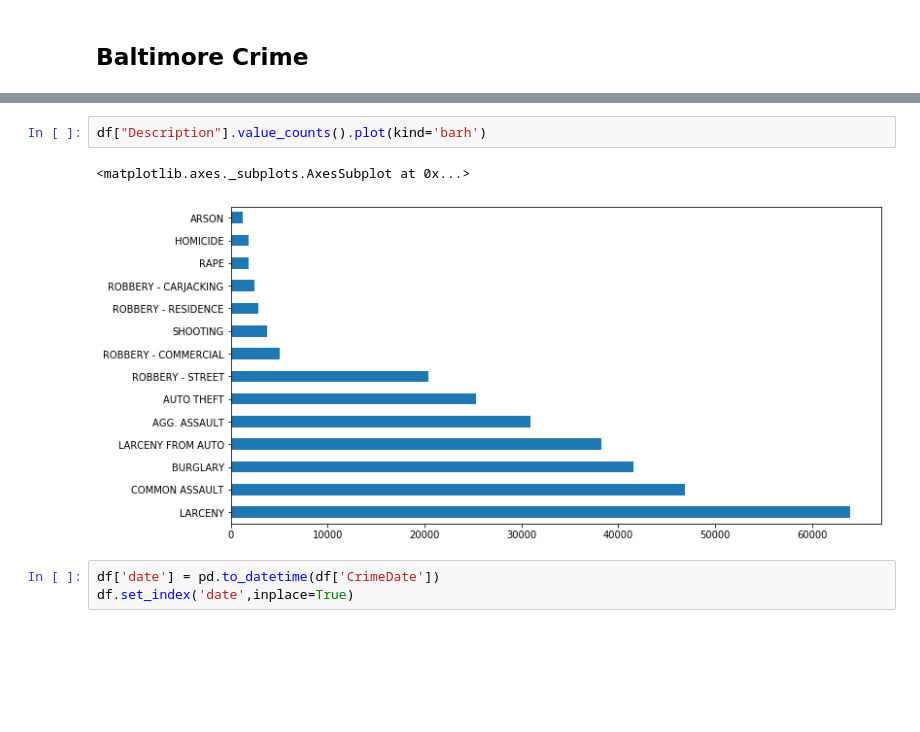
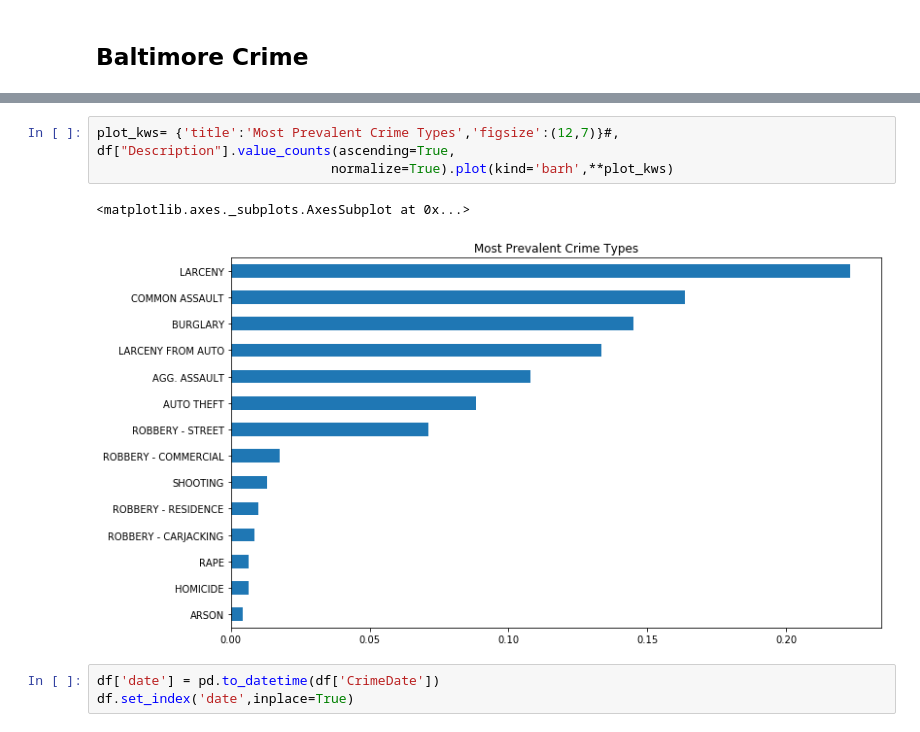
Before and after one commit to jirvingphd/fsds_100719_cohort_notes, a Jupyter notebook: instructor_notebooks/sect_31_intro_to_time_series.ipynb, the cells around one changed output, grey strips where cells are left out. Cells and saved outputs as stored; diff of their text form; blank space fills up the shorter version.

```diff
--- a/instructor_notebooks/sect_31_intro_to_time_series.ipynb
+++ b/instructor_notebooks/sect_31_intro_to_time_series.ipynb
@@ -576,11 +324,13 @@ df.head()
 | 2 | 12/14/2019 | 14:30:00 | 3JK | 3000 E MONUMENT ST | ROBBERY - RESIDENCE | I | KNIFE | 333 | EASTERN | ... |
 | 3 | 12/14/2019 | 14:15:00 | 4A | 1100 MCCULLOH ST | AGG. ASSAULT | O | FIREARM | 123 | CENTRAL | ... |
 | 4 | 12/14/2019 | 04:03:00 | 5E | 400 E BELVEDERE AVE | BURGLARY | O | NaN | 523 | NORTHERN | ... |
-# %%
-df["Description"].value_counts().plot(kind='barh')
-# %% [output]
-<matplotlib.axes._subplots.AxesSubplot at 0x...>
-[figure, removed]
+# %%
+plot_kws= {'title':'Most Prevalent Crime Types','figsize':(12,7)}#,
+df["Description"].value_counts(ascending=True,
+                              normalize=True).plot(kind='barh',**plot_kws)
+# %% [output]
+<matplotlib.axes._subplots.AxesSubplot at 0x...>
+[figure, added]
 # %%
 df['date'] = pd.to_datetime(df['CrimeDate'])
 df.set_index('date',inplace=True)
```
Also changed, not shown: parts of 48 cells of this notebook, 3 other files.
